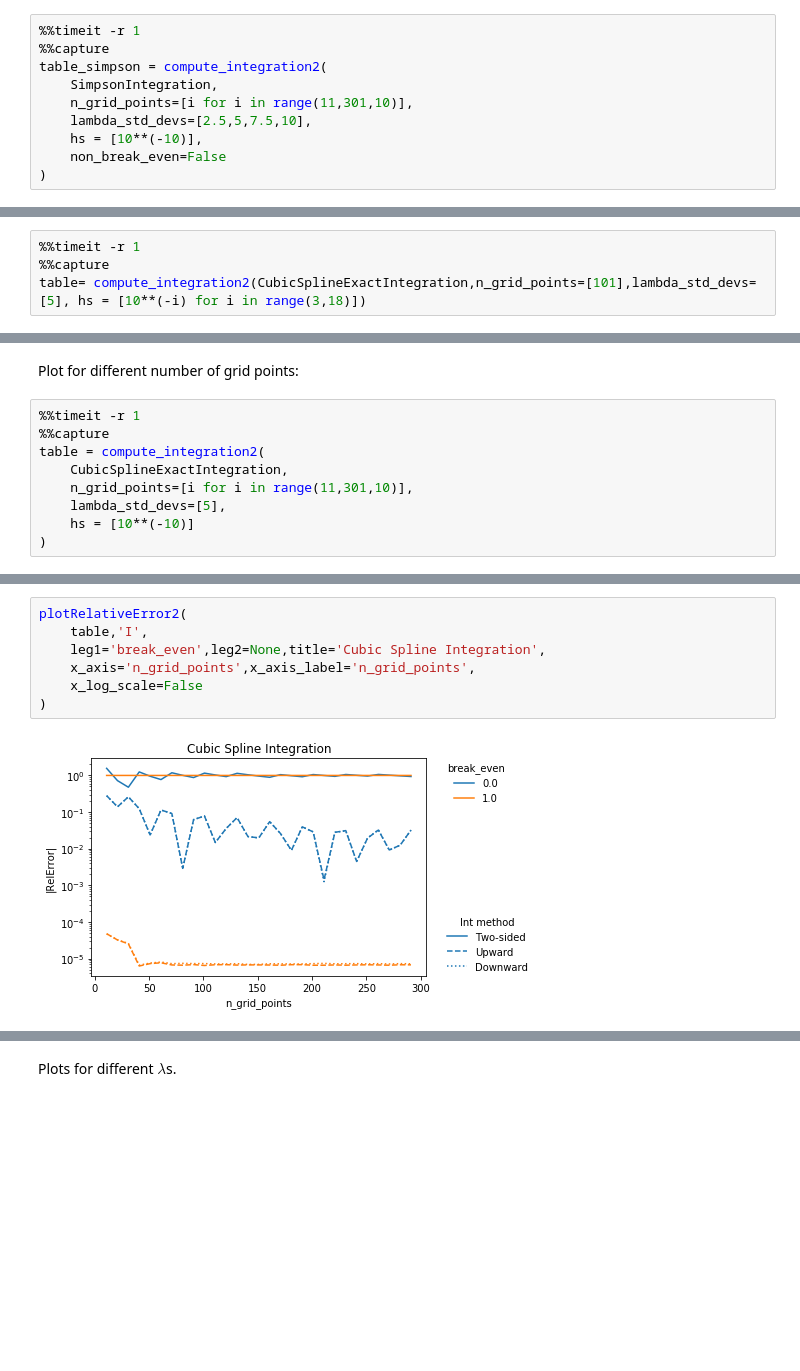
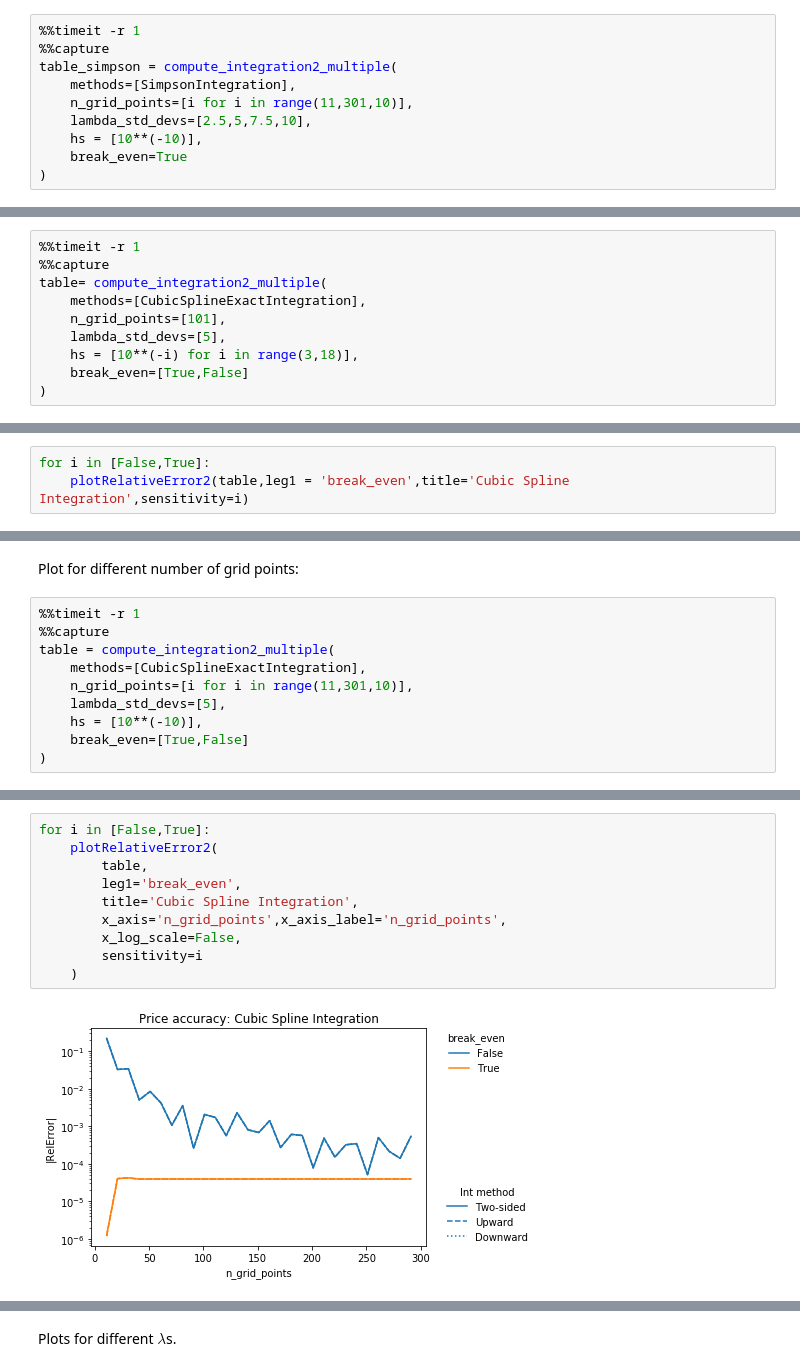
Before and after one commit to sschlenkrich/QuantLibPython, a Jupyter notebook: hom62.ipynb, the cells around one changed output, grey strips where cells are left out. Saved outputs shown, nothing was run; the diff lists cells and outputs as text; blank space fills up the shorter version.

```diff
--- a/hom62.ipynb
+++ b/hom62.ipynb
@@ -415,11 +428,11 @@ Plot for different number of grid points and $\lambda$s.
 # %%
 %%timeit -r 1
 %%capture
-table_simpson = compute_integration2(
-    SimpsonIntegration,
+table_simpson = compute_integration2_multiple(
+    methods=[SimpsonIntegration],
     n_grid_points=[i for i in range(11,301,10)],
     lambda_std_devs=[2.5,5,7.5,10],
     hs = [10**(-10)],
-    non_break_even=False
+    break_even=True
 )
 # %% [output]
@@ -439,5 +455,11 @@ plotRelativeError2(
 # %%
 %%timeit -r 1
 %%capture
-table= compute_integration2(CubicSplineExactIntegration,n_grid_points=[101],lambda_std_devs=[5], hs = [10**(-i) for i in range(3,18)])
+table= compute_integration2_multiple(
+    methods=[CubicSplineExactIntegration],
+    n_grid_points=[101],
+    lambda_std_devs=[5],
+    hs = [10**(-i) for i in range(3,18)],
+    break_even=[True,False]
+)
 # %% [output]
@@ -448,0 +467,3 @@ plotRelativeError2(table,'I',leg1 = 'break_even')
+# %%
+for i in [False,True]:
+    plotRelativeError2(table,leg1 = 'break_even',title='Cubic Spline Integration',sensitivity=i)
@@ -451,10 +475,11 @@ Plot for different number of grid points:
 # %%
 %%timeit -r 1
 %%capture
-table = compute_integration2(
-    CubicSplineExactIntegration,
+table = compute_integration2_multiple(
+    methods=[CubicSplineExactIntegration],
     n_grid_points=[i for i in range(11,301,10)],
     lambda_std_devs=[5],
-    hs = [10**(-10)]
+    hs = [10**(-10)],
+    break_even=[True,False]
 )
 # %% [output]
@@ -462,9 +487,12 @@ table = compute_integration2(
 # %%
-plotRelativeError2(
-    table,'I',
-    leg1='break_even',leg2=None,title='Cubic Spline Integration',
-    x_axis='n_grid_points',x_axis_label='n_grid_points',
-    x_log_scale=False
-)
+for i in [False,True]:
+    plotRelativeError2(
+        table,
+        leg1='break_even',
+        title='Cubic Spline Integration',
+        x_axis='n_grid_points',x_axis_label='n_grid_points',
+        x_log_scale=False,
+        sensitivity=i
+    )
 # %% [output]
-[figure, old version]
+[figure, new version]
```
Also changed, not shown: parts of 57 cells of this notebook.
